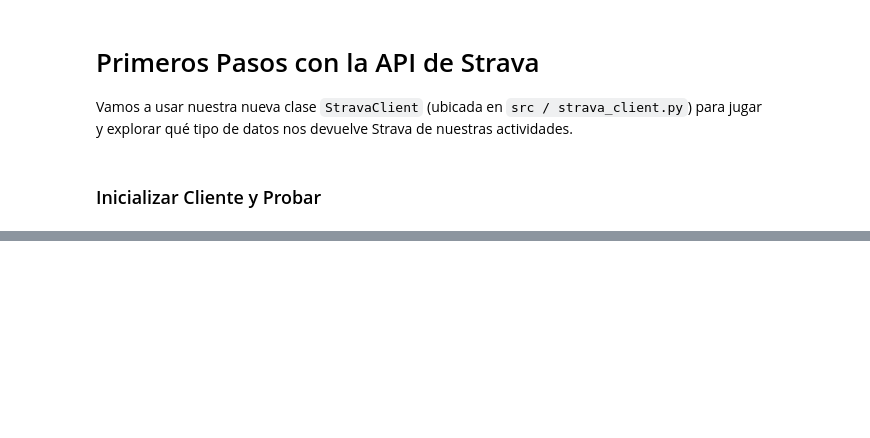
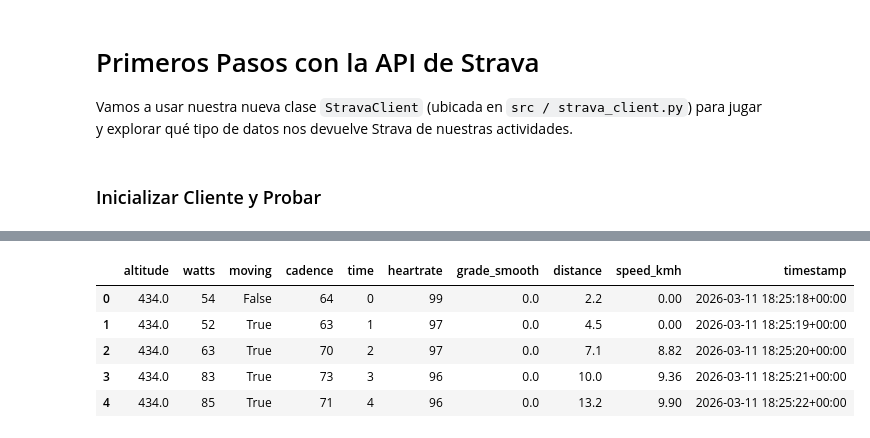
Before and after one commit to HarryVargas96/performance-metrics-engine, a Jupyter notebook: notebooks/1_api_exploration.ipynb, the cells around one changed output, grey strips where cells are left out. Drawn from its saved outputs; the diff is of its cells as text; code cells hidden in the pictures; blank space fills up the shorter version.

```diff
--- a/notebooks/1_api_exploration.ipynb
+++ b/notebooks/1_api_exploration.ipynb
@@ -57,0 +58,4 @@ Actividades encontradas: 10
+# %%
+client = StravaClient()
+
+df_telemetria = client.get_activity_streams(activity_id=17691712197)
@@ -57,0 +68,9 @@ Actividades encontradas: 10
+# %%
+df_telemetria.head()
+# %% [output]
+|  | altitude | watts | moving | cadence | time | heartrate | grade_smooth | distance | speed_kmh | timestamp |
+| 0 | 434.0 | 54 | False | 64 | 0 | 99 | 0.0 | 2.2 | 0.00 | 2026-03-11 18:25:18+00:00 |
+| 1 | 434.0 | 52 | True | 63 | 1 | 97 | 0.0 | 4.5 | 0.00 | 2026-03-11 18:25:19+00:00 |
+| 2 | 434.0 | 63 | True | 70 | 2 | 97 | 0.0 | 7.1 | 8.82 | 2026-03-11 18:25:20+00:00 |
+| 3 | 434.0 | 83 | True | 73 | 3 | 96 | 0.0 | 10.0 | 9.36 | 2026-03-11 18:25:21+00:00 |
+| 4 | 434.0 | 85 | True | 71 | 4 | 96 | 0.0 | 13.2 | 9.90 | 2026-03-11 18:25:22+00:00 |
```
Also changed, not shown: parts of 10 cells of this notebook, 19 other files.
